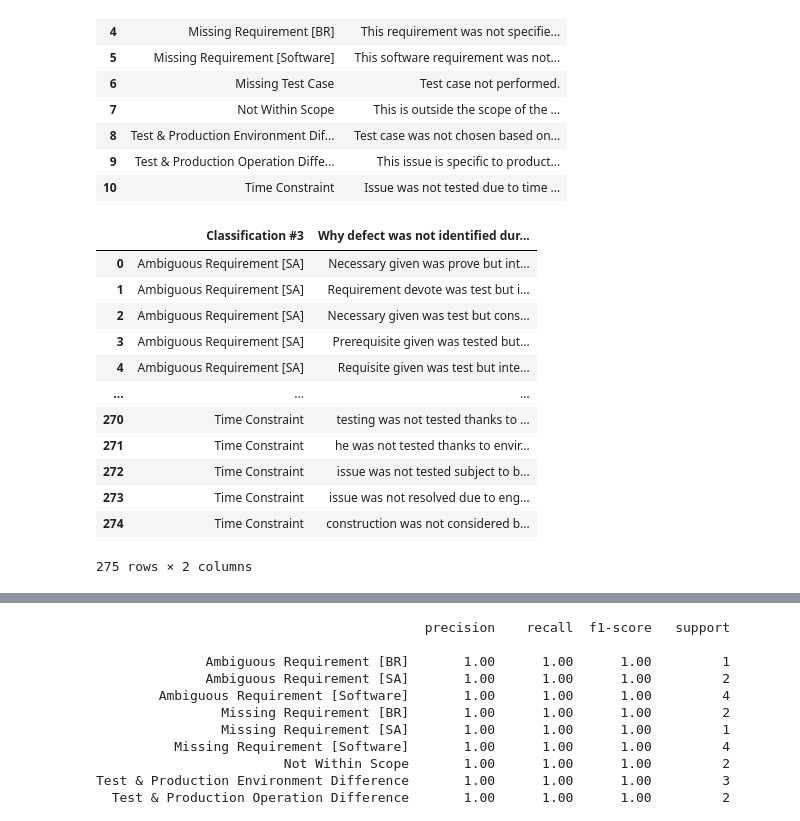
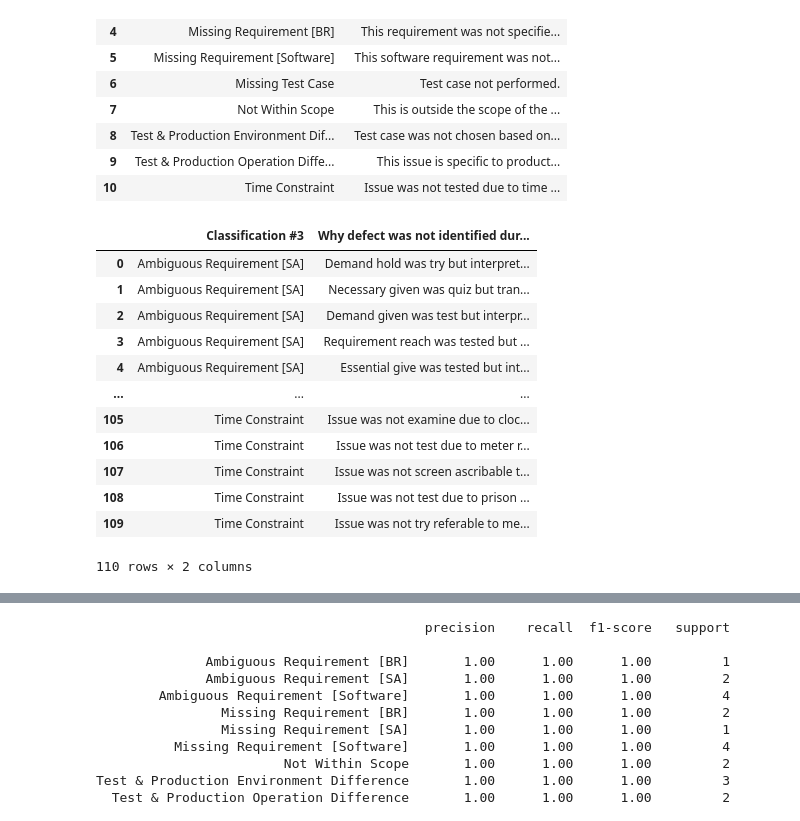
Before and after one commit to malcolmsng/BT4103, a Jupyter notebook: model.ipynb, the cells around one changed output, grey strips where cells are left out. Drawn from its saved outputs; the diff is of its cells as text; code cells hidden in the pictures.

```diff
--- a/model.ipynb
+++ b/model.ipynb
@@ -614,44 +621,37 @@ base_df
 # %%
 list_of_list = base_df.values
 text_dict = {}
 for l in list_of_list:
     text_dict[l[0]] = l[1]
 
 augmented_dict = {}
 augmented_dict['Classification #3'] = []
 augmented_dict['Why defect was not identified during testing'] = []
 
+#Augment text using synonym of words
 for k,v in text_dict.items():
-    #Augment text using synonym of words
     syn_aug = naw.SynonymAug(aug_src='wordnet', aug_min=1, aug_max=3, stopwords=stopwords.words('english'))
     syn_aug_text = syn_aug.augment(v, n=10)
     for sent in syn_aug_text:
         augmented_dict['Classification #3'].append(k)
         augmented_dict['Why defect was not identified during testing'].append(sent)
 
-    #Augment text using BERT model
-    bert_aug = naw.ContextualWordEmbsAug(model_type='bert', action='substitute', top_k=15, aug_min=1, aug_max=3, stopwords=stopwords.words('english'))
-    bert_aug_text = bert_aug.augment(v, n=15)
-    for s in bert_aug_text:
-        augmented_dict['Classification #3'].append(k)
-        augmented_dict['Why defect was not identified during testing'].append(s)
-
 augmented_df = pd.DataFrame(augmented_dict)
 augmented_df
 # %% [output]
 |  | Classification #3 | Why defect was not identified dur... |
-| 0 | Ambiguous Requirement [SA] | Necessary given was prove but int... |
-| 1 | Ambiguous Requirement [SA] | Requirement devote was test but i... |
-| 2 | Ambiguous Requirement [SA] | Necessary given was test but cons... |
-| 3 | Ambiguous Requirement [SA] | Prerequisite given was tested but... |
-| 4 | Ambiguous Requirement [SA] | Requisite given was test but inte... |
+| 0 | Ambiguous Requirement [SA] | Demand hold was try but interpret... |
+| 1 | Ambiguous Requirement [SA] | Necessary given was quiz but tran... |
+| 2 | Ambiguous Requirement [SA] | Demand given was test but interpr... |
+| 3 | Ambiguous Requirement [SA] | Requirement reach was tested but ... |
+| 4 | Ambiguous Requirement [SA] | Essential give was tested but int... |
 | ... | ... | ... |
-| 270 | Time Constraint | testing was not tested thanks to ... |
-| 271 | Time Constraint | he was not tested thanks to envir... |
-| 272 | Time Constraint | issue was not tested subject to b... |
-| 273 | Time Constraint | issue was not resolved due to eng... |
-| 274 | Time Constraint | construction was not considered b... |
+| 105 | Time Constraint | Issue was not examine due to cloc... |
+| 106 | Time Constraint | Issue was not test due to meter r... |
+| 107 | Time Constraint | Issue was not screen ascribable t... |
+| 108 | Time Constraint | Issue was not test due to prison ... |
+| 109 | Time Constraint | Issue was not try referable to me... |
-275 rows × 2 columns
+110 rows × 2 columns
 # %%
 augmented_df['Augmented Text'] = augmented_df['Why defect was not identified during testing'].apply(lambda x: processText(x))
 augmented_df
```
Also changed, not shown: parts of 12 cells of this notebook, 2 other files.
